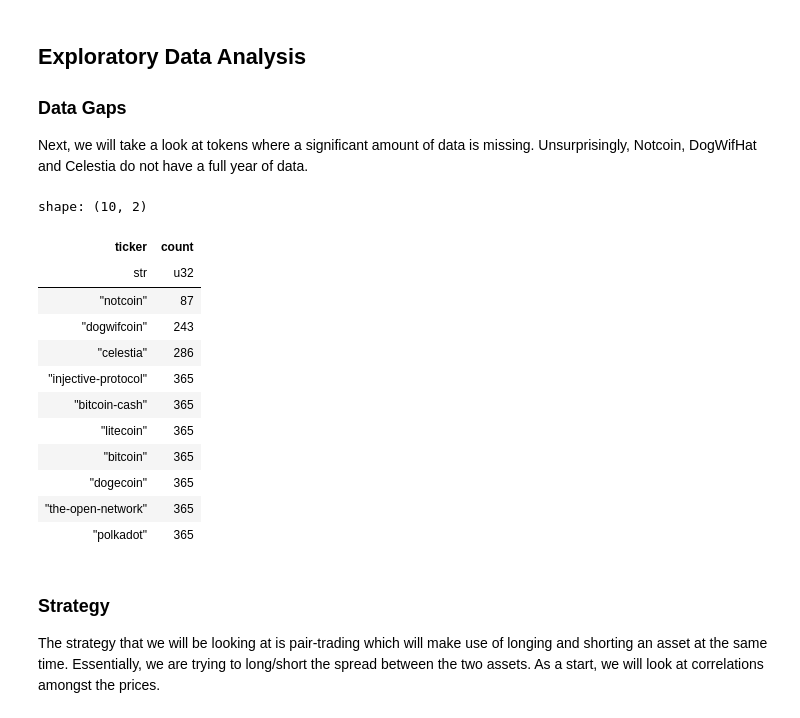
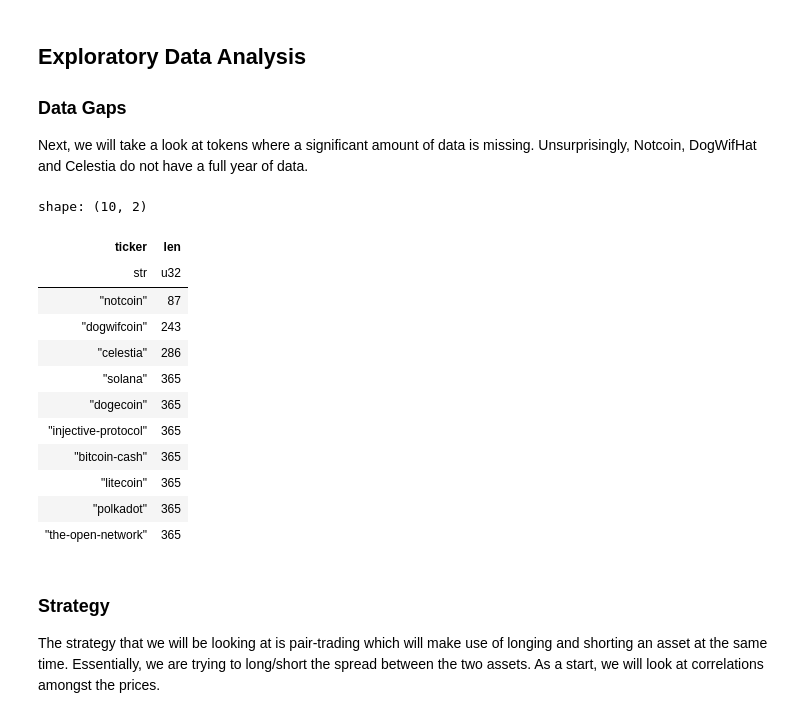
Before and after one commit to voskart/backtesting, a Jupyter notebook: mean_reversion.ipynb, the cells around one changed output. Saved outputs shown, nothing was run; the diff lists cells and outputs as text; code cells hidden in the pictures.

```diff
--- a/mean_reversion.ipynb
+++ b/mean_reversion.ipynb
@@ -50,21 +50,21 @@ df = df.with_columns(
 
 Next, we will take a look at tokens where a significant amount of data is missing. Unsurprisingly, Notcoin, DogWifHat and Celestia do not have a full year of data.
 # %%
-df.group_by('ticker').agg(pl.count()).sort('count').head(10)
+df.group_by('ticker').agg(pl.len()).sort('len').head(10)
 # %% [output]
 shape: (10, 2)
-| ticker | count |
+| ticker | len |
 | str | u32 |
 | "notcoin" | 87 |
 | "dogwifcoin" | 243 |
 | "celestia" | 286 |
+| "solana" | 365 |
+| "dogecoin" | 365 |
 | "injective-protocol" | 365 |
 | "bitcoin-cash" | 365 |
 | "litecoin" | 365 |
-| "bitcoin" | 365 |
-| "dogecoin" | 365 |
+| "polkadot" | 365 |
 | "the-open-network" | 365 |
-| "polkadot" | 365 |
 # %% [markdown]
 ### Strategy
 
```
Also changed, not shown: parts of 5 cells of this notebook, 2 other files.
